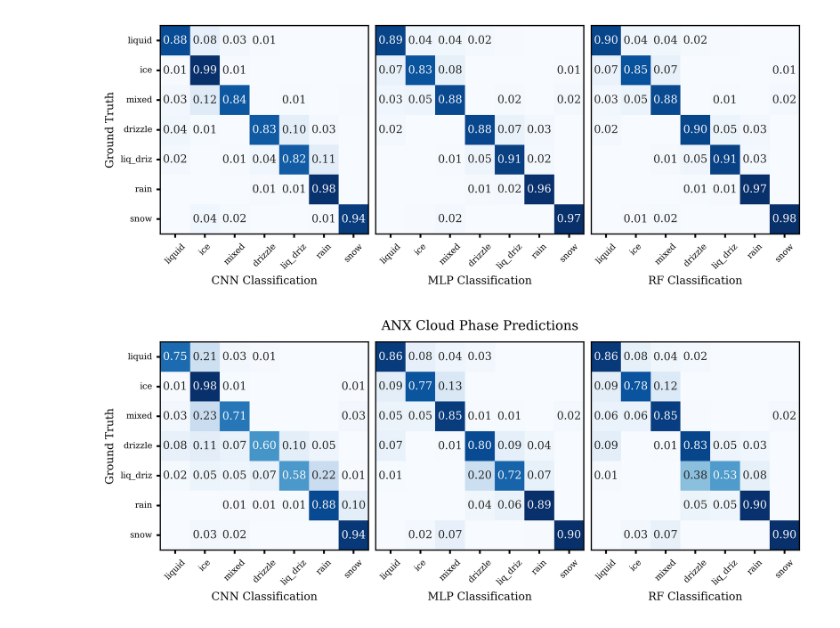
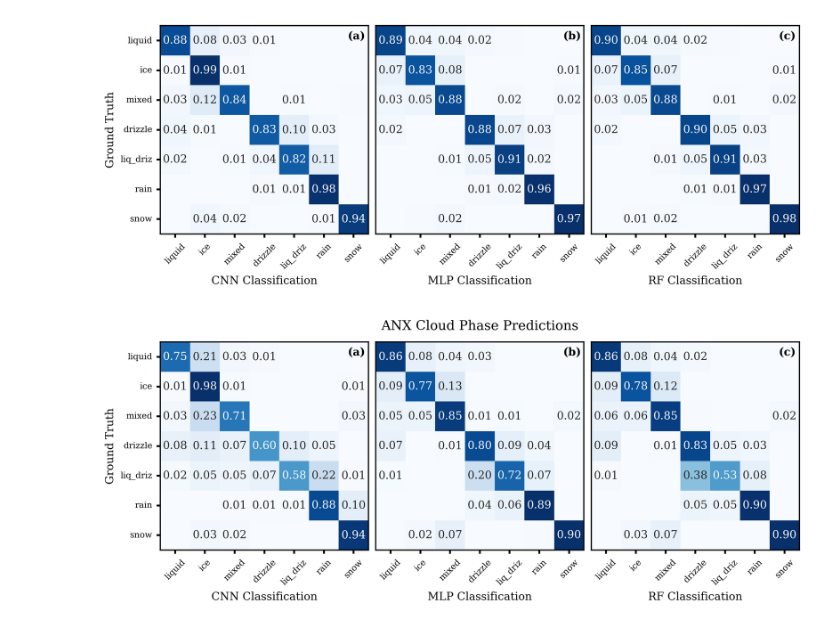
Before and after one commit to maxwelllevin/cloudphase-ml-amt, a Jupyter notebook: src/analysis/confusion_matrix.ipynb, the cells around one changed output. Cells and saved outputs as stored; diff of their text form; code cells hidden in the pictures.

Commit message:
Add lettering to conf matrix subplots and add NSA/ANX combined plot

```diff
--- a/src/analysis/confusion_matrix.ipynb
+++ b/src/analysis/confusion_matrix.ipynb
@@ -2,6 +2,8 @@
 import pandas as pd
 import matplotlib.pyplot as plt
 import seaborn as sns
+
+letter_labels = [f"({letter})" for letter in "abcdefghijklmnopqrstuvwxyz"]
 
 plt.style.use("style.mplstyle")
 
@@ -51,26 +53,39 @@ mlp = pd.crosstab(df["cloud_phase"], df["mlp"], normalize=normalize)
 # %%
 
 fig, axs = plt.subplots(
     figsize=(8, 6),
     ncols=3,
     # sharey=True,
     layout="constrained",
 )
 
 make_heatmap(axs[0], data=cnn, label="CNN")
 make_heatmap(axs[1], data=mlp, label="MLP")
 make_heatmap(axs[2], data=rf, label="RF")
 
-for ax in axs.flat:
+for i, ax in enumerate(axs.flat):
     ax.xaxis.set_tick_params(rotation=45)
+    ax.text(
+        x=0.9,
+        y=0.975,
+        transform=ax.transAxes,
+        s=letter_labels[i],
+        verticalalignment="top",
+        horizontalalignment="left",
+        fontweight="bold",
+        fontsize=9,
+    )
+
+
 axs[1].yaxis.set_ticks([])
 axs[2].yaxis.set_ticks([])
 
 axs[0].set_ylabel("Ground Truth")
 
 fig.savefig("figures/nsa_confusion.png")
+fig.show()
 # %% [output]
-[figure, old version]
+[figure, new version]
 # %%
 # ANX Results
 anx_df = pd.read_parquet("data/anx_cloudy_predictions.parquet")
@@ -92,8 +107,19 @@ make_heatmap(axs[0], data=anx_cnn, label="CNN")
 make_heatmap(axs[1], data=anx_mlp, label="MLP")
 make_heatmap(axs[2], data=anx_rf, label="RF")
 
-for ax in axs.flat:
+for i, ax in enumerate(axs.flat):
     ax.xaxis.set_tick_params(rotation=45)
+    ax.text(
+        x=0.9,
+        y=0.975,
+        transform=ax.transAxes,
+        s=letter_labels[i],
+        verticalalignment="top",
+        horizontalalignment="left",
+        fontweight="bold",
+        fontsize=9,
+    )
+
 axs[1].yaxis.set_ticks([])
 axs[2].yaxis.set_ticks([])
 
@@ -103,4 +129,4 @@ axs[1].set_title("ANX Cloud Phase Predictions", pad=10)
 
 fig.savefig("figures/anx_confusion.png")
 # %% [output]
-[figure, old version]
+[figure, new version]
```
Also changed, not shown: parts of 2 cells of this notebook, 3 other files.
